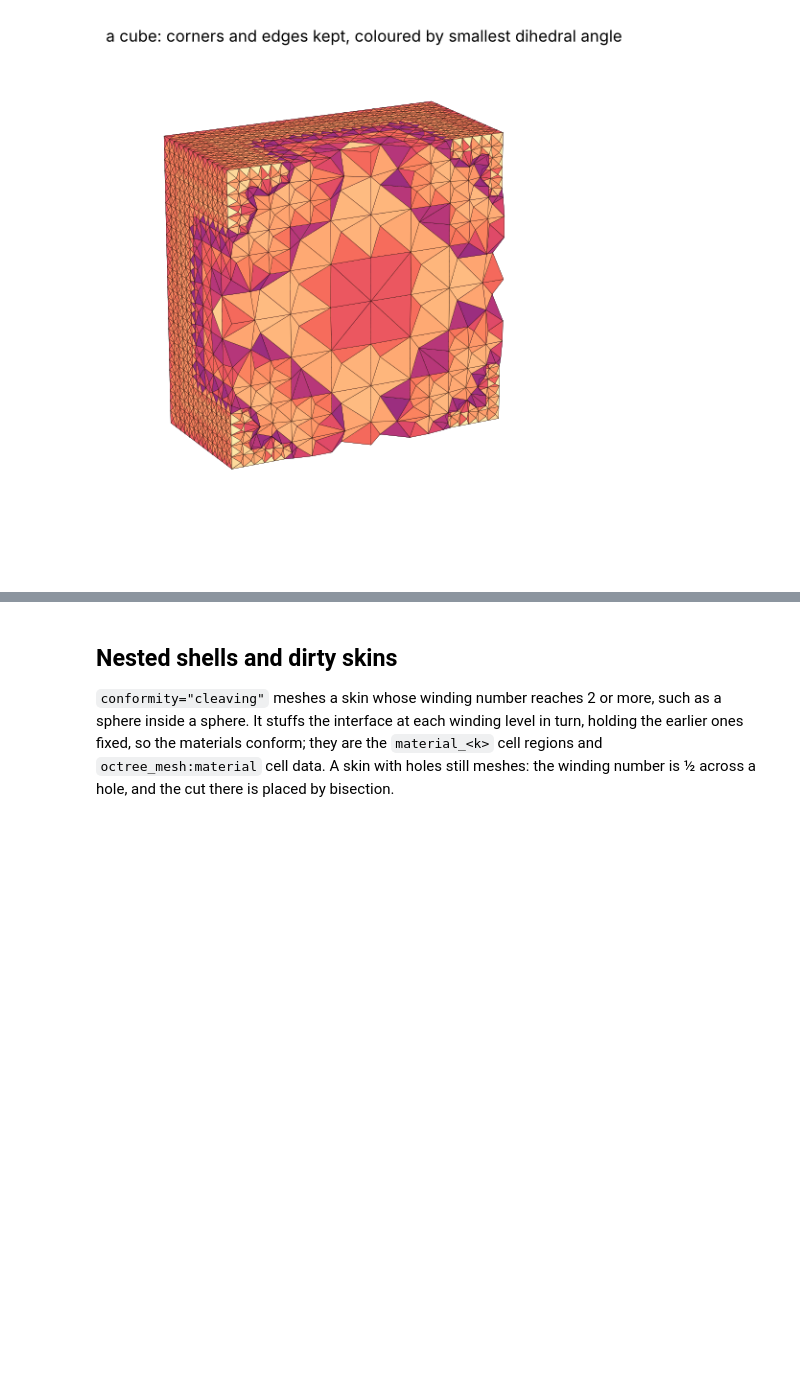
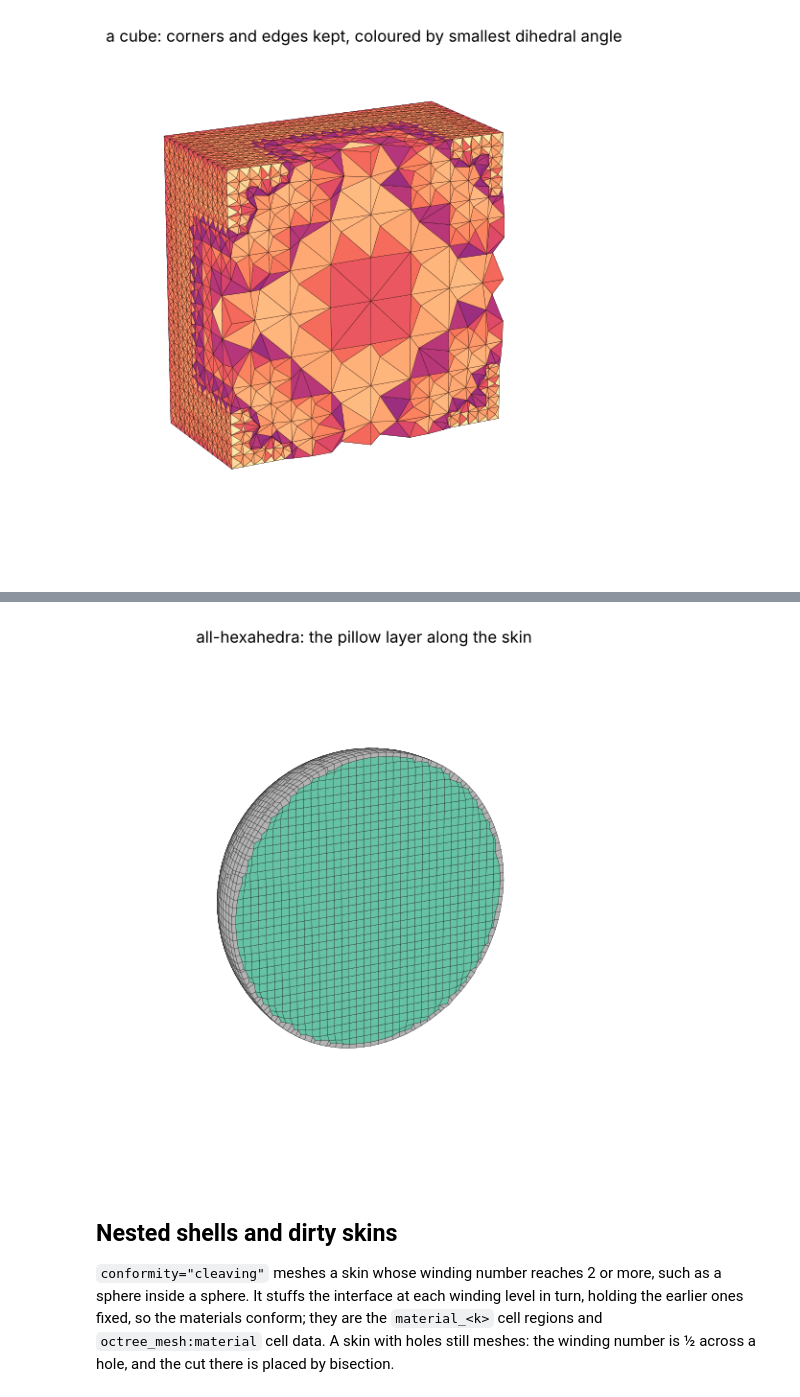
Before and after one commit to loumalouomega/meshioplusplus, a Jupyter notebook: example/python/41_octree_mesh.ipynb, the cells around one changed output, grey strips where cells are left out. Cells and saved outputs as stored; diff of their text form; code cells hidden in the pictures; blank space fills up the shorter version.

```diff
--- a/example/python/41_octree_mesh.ipynb
+++ b/example/python/41_octree_mesh.ipynb
@@ -274,0 +280,11 @@ render(ctets, 'min dihedral', 'a cube: corners and edges kept, coloured by small
+# %%
+hexes, rep = mp.octree_mesh(sphere, output='hex', surface_size=0.1, return_report=True)
+show_report(rep, ['num_hexahedra', 'min_scaled_jacobian', 'num_inverted', 'hausdorff_to_skin',
+                  'num_boundary_edges_open', 'num_non_manifold_boundary_edges', 'num_optimized_moves'])
+pillow = np.asarray(hexes.cell_data['octree_mesh:pillow'][0])
+print('pillow cells:', int(pillow.sum()), 'of', len(pillow))
+chex, crep = mp.octree_mesh(cube, output='hex', surface_size=0.15, return_report=True)
+show_report(crep, ['num_hexahedra', 'min_scaled_jacobian', 'num_corners_snapped', 'num_feature_chains_missed'])
+for pil in (True, False):
+    _, r = mp.octree_mesh(sphere, output='hex', surface_size=0.1, pillow=pil, return_report=True)
+    print(f'pillow={pil!s:5s}: smallest corner scaled Jacobian {r["min_scaled_jacobian"]:.3f}', r['warnings'])
@@ -275,3 +307,8 @@ render(ctets, 'min dihedral', 'a cube: corners and edges kept, coloured by small
+# %%
+render(hexes, 'octree_mesh:pillow', 'all-hexahedra: the pillow layer along the skin', 'octree_mesh_hex',
+       cmap='Set2')
+# %% [output]
+[figure, added]
 # %% [markdown]
 ## Nested shells and dirty skins
 
```
Also changed, not shown: parts of 4 cells of this notebook, 21 other files.
